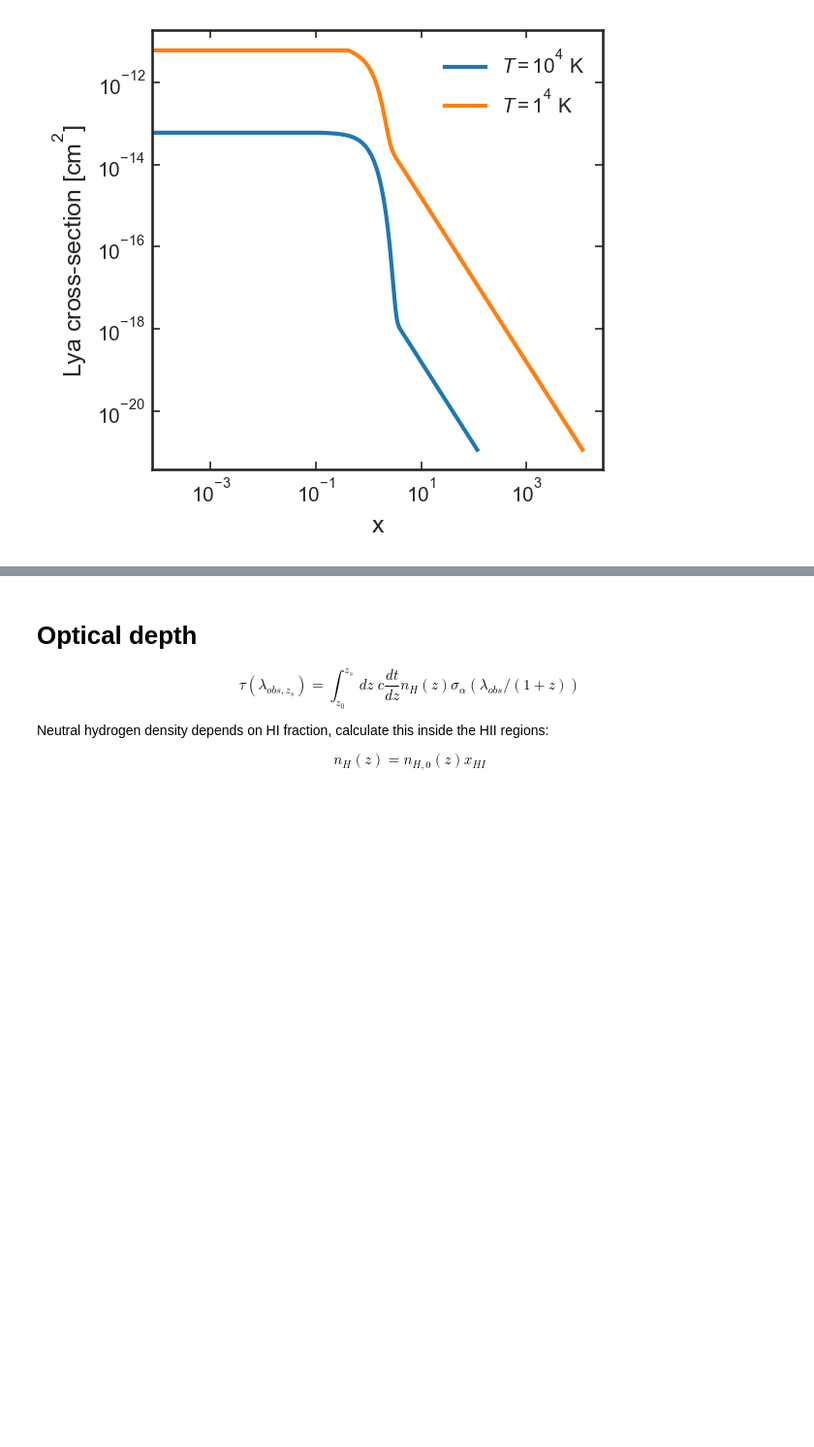
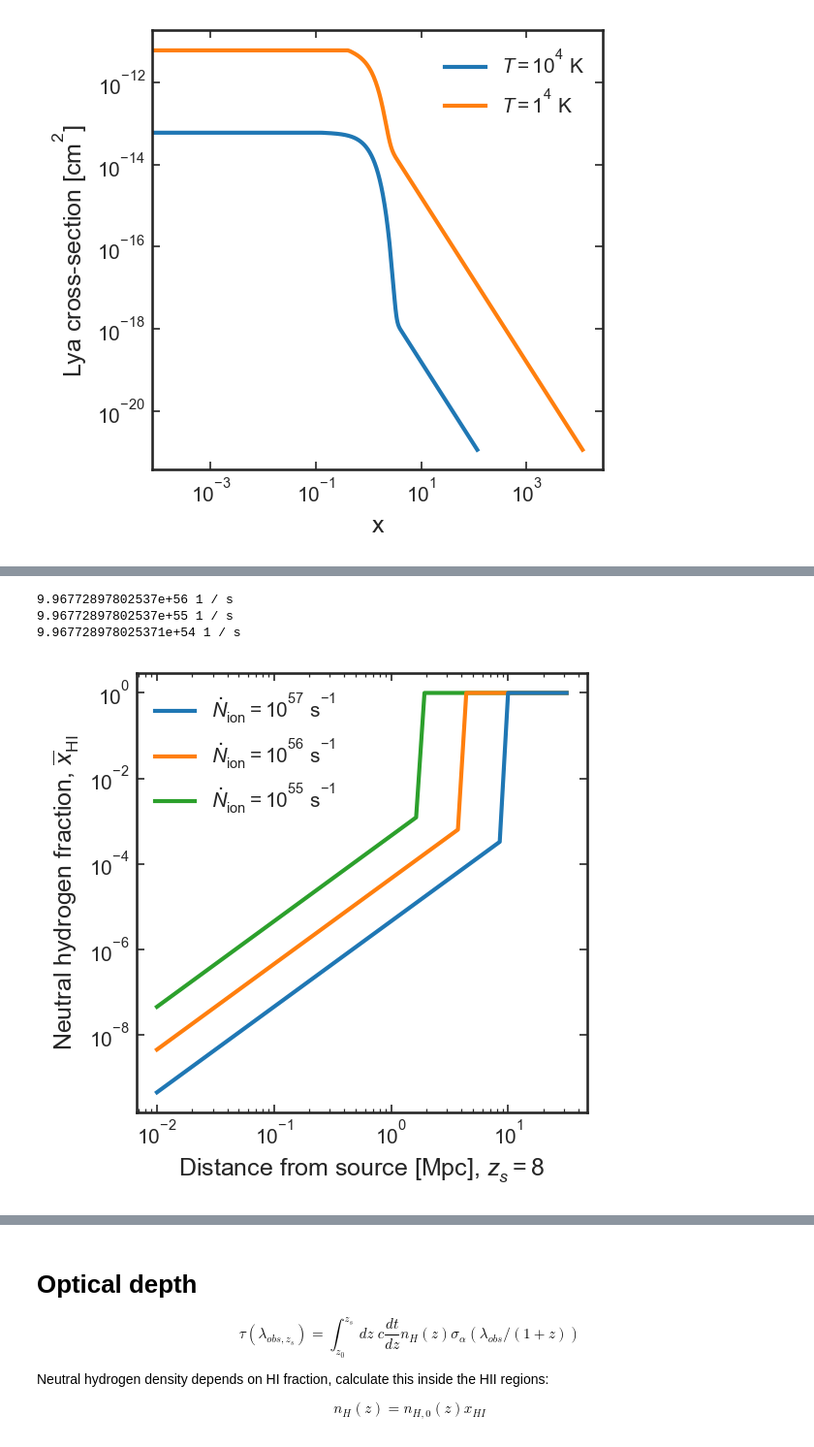
Before and after one commit to charlottenosam/LyaLineshapes, a Jupyter notebook: notebooks/bubble_size_lya_DV.ipynb, the cells around one changed output, grey strips where cells are left out. Shown at 97% size. Cells and saved outputs as stored; diff of their text form; code cells hidden in the pictures; blank space fills up the shorter version.

```diff
--- a/notebooks/bubble_size_lya_DV.ipynb
+++ b/notebooks/bubble_size_lya_DV.ipynb
@@ -168,0 +209,33 @@ Text(0, 0.5, 'Lya cross-section [cm$^2$]')
+# %%
+Rtab = np.logspace(-2, 1.5)*u.Mpc
+eV_tab = np.logspace(np.log10(13.6), 4)*u.eV
+nu = (eV_tab/const.h).to(u.Hz)
+
+z_s = 8.
+
+fesc_tab = [1, 0.1, 0.01]
+for fesc in fesc_tab:
+
+    Ndot_ion = Ndot_ion_from_Lnu(nu, fesc=fesc/2., qso=True)
+    print(Ndot_ion)
+
+    R_HII = R_bubble_norecombine(z_s, Ndot_ion=Ndot_ion)
+
+    xHI_radial = xHI_R(r=Rtab, z_s=z_s, fesc=fesc/2.)
+
+    xHI_radial[Rtab > R_HII] = 1.
+
+    plt.loglog(Rtab, xHI_radial, zorder=fesc,
+             label='$\dot{N}_\mathrm{ion} = 10^{%.0f}$ s$^{-1}$' % np.log10(Ndot_ion.value))
+
+plt.legend()
+
+plt.xlabel('Distance from source [Mpc], $z_s=%.0f$' % z_s)
+plt.ylabel('Neutral hydrogen fraction, $\overline{x}_\mathrm{HI}$')
+
+plt.savefig('../figs/x_HI_noBG.pdf')
+# %% [output]
+9.96772897802537e+56 1 / s
+9.96772897802537e+55 1 / s
+9.967728978025371e+54 1 / s
+[figure, added]
```
Also changed, not shown: parts of 37 cells of this notebook, 6 other files.
